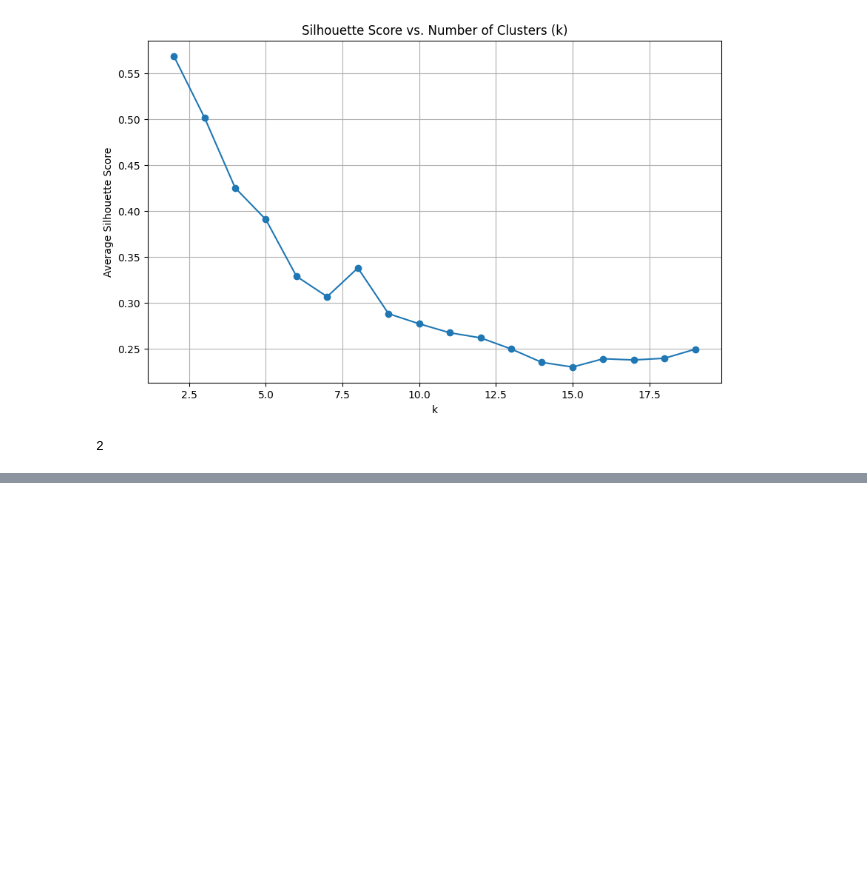
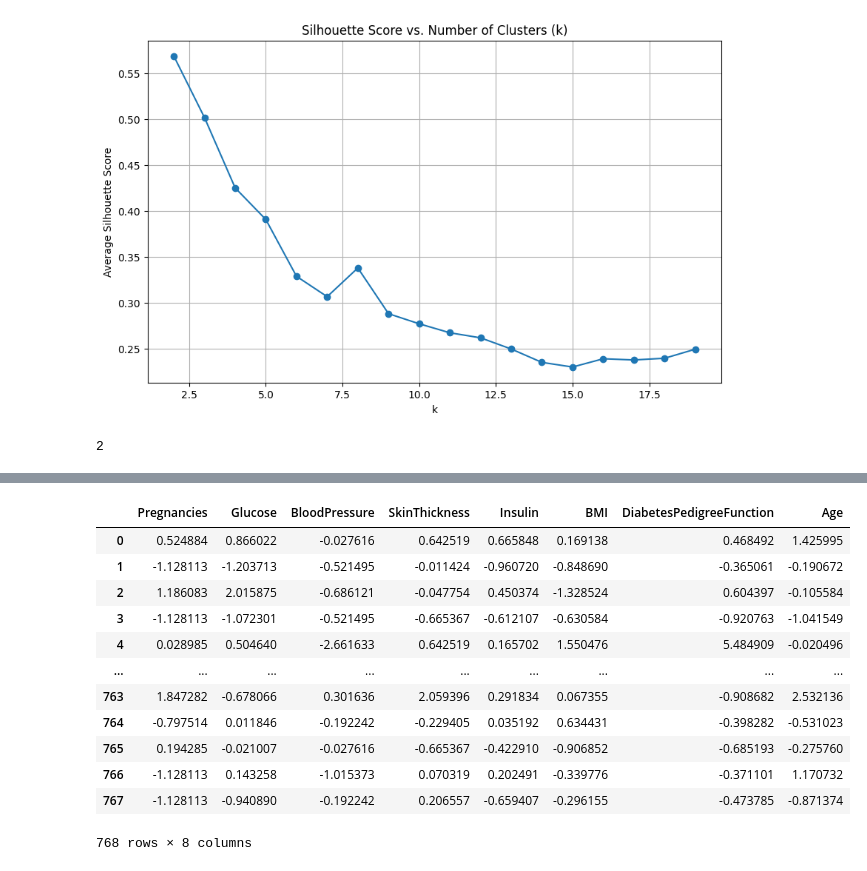
Before and after one commit to epsilon403/analyse_Risque_Diabete, a Jupyter notebook: Untitled.ipynb, the cells around one changed output, grey strips where cells are left out. Cells and saved outputs as stored; diff of their text form; code cells hidden in the pictures; blank space fills up the shorter version.

```diff
--- a/Untitled.ipynb
+++ b/Untitled.ipynb
@@ -307,0 +308,16 @@ plt.show()
+# %%
+scaled_df
+# %% [output]
+|  | Pregnancies | Glucose | BloodPressure | SkinThickness | Insulin | BMI | DiabetesPedigreeFunction | Age |
+| 0 | 0.524884 | 0.866022 | -0.027616 | 0.642519 | 0.665848 | 0.169138 | 0.468492 | 1.425995 |
+| 1 | -1.128113 | -1.203713 | -0.521495 | -0.011424 | -0.960720 | -0.848690 | -0.365061 | -0.190672 |
+| 2 | 1.186083 | 2.015875 | -0.686121 | -0.047754 | 0.450374 | -1.328524 | 0.604397 | -0.105584 |
+| 3 | -1.128113 | -1.072301 | -0.521495 | -0.665367 | -0.612107 | -0.630584 | -0.920763 | -1.041549 |
+| 4 | 0.028985 | 0.504640 | -2.661633 | 0.642519 | 0.165702 | 1.550476 | 5.484909 | -0.020496 |
+| ... | ... | ... | ... | ... | ... | ... | ... | ... |
+| 763 | 1.847282 | -0.678066 | 0.301636 | 2.059396 | 0.291834 | 0.067355 | -0.908682 | 2.532136 |
+| 764 | -0.797514 | 0.011846 | -0.192242 | -0.229405 | 0.035192 | 0.634431 | -0.398282 | -0.531023 |
+| 765 | 0.194285 | -0.021007 | -0.027616 | -0.665367 | -0.422910 | -0.906852 | -0.685193 | -0.275760 |
+| 766 | -1.128113 | 0.143258 | -1.015373 | 0.070319 | 0.202491 | -0.339776 | -0.371101 | 1.170732 |
+| 767 | -1.128113 | -0.940890 | -0.192242 | 0.206557 | -0.659407 | -0.296155 | -0.473785 | -0.871374 |
+768 rows × 8 columns
```
Also changed, not shown: parts of 6 cells of this notebook.
